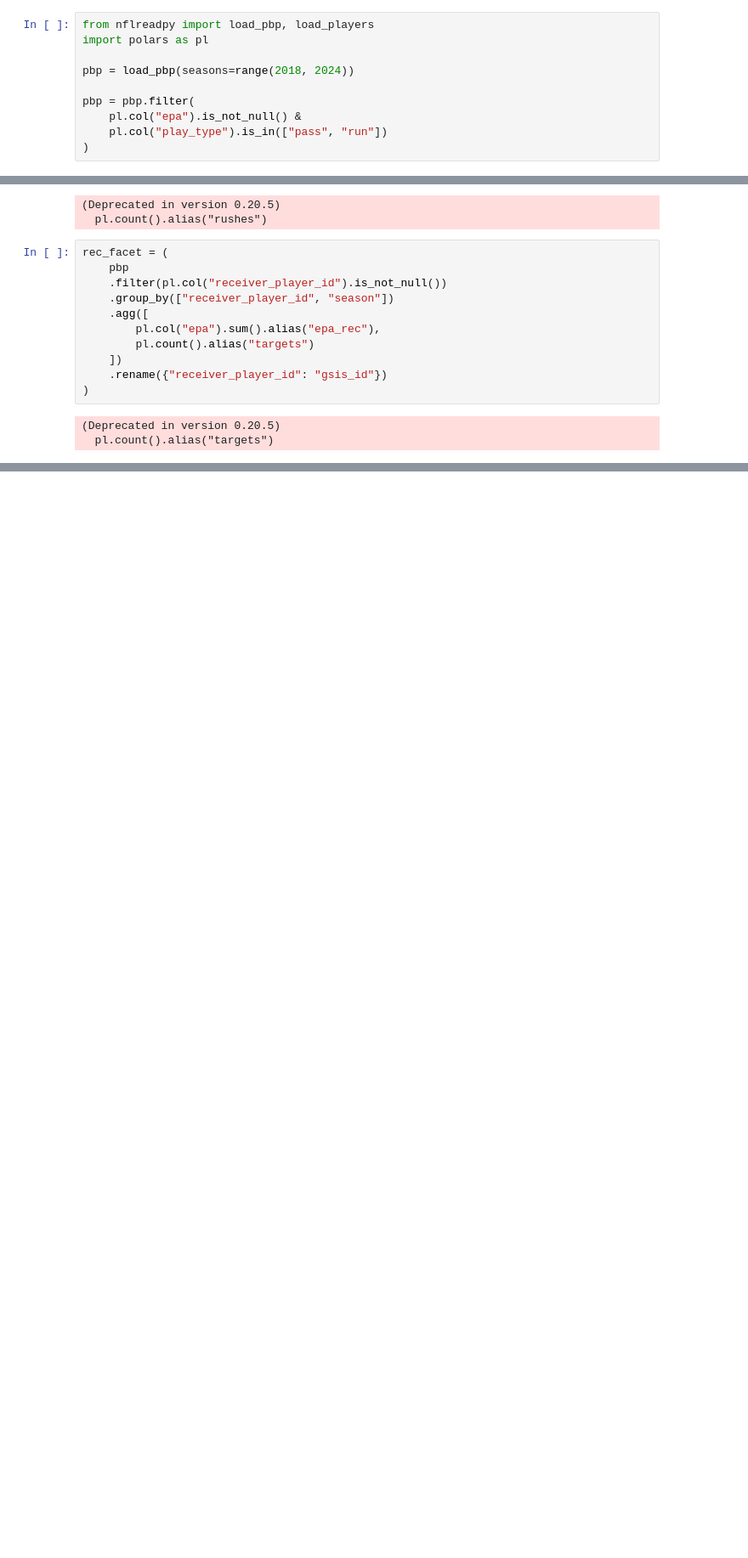
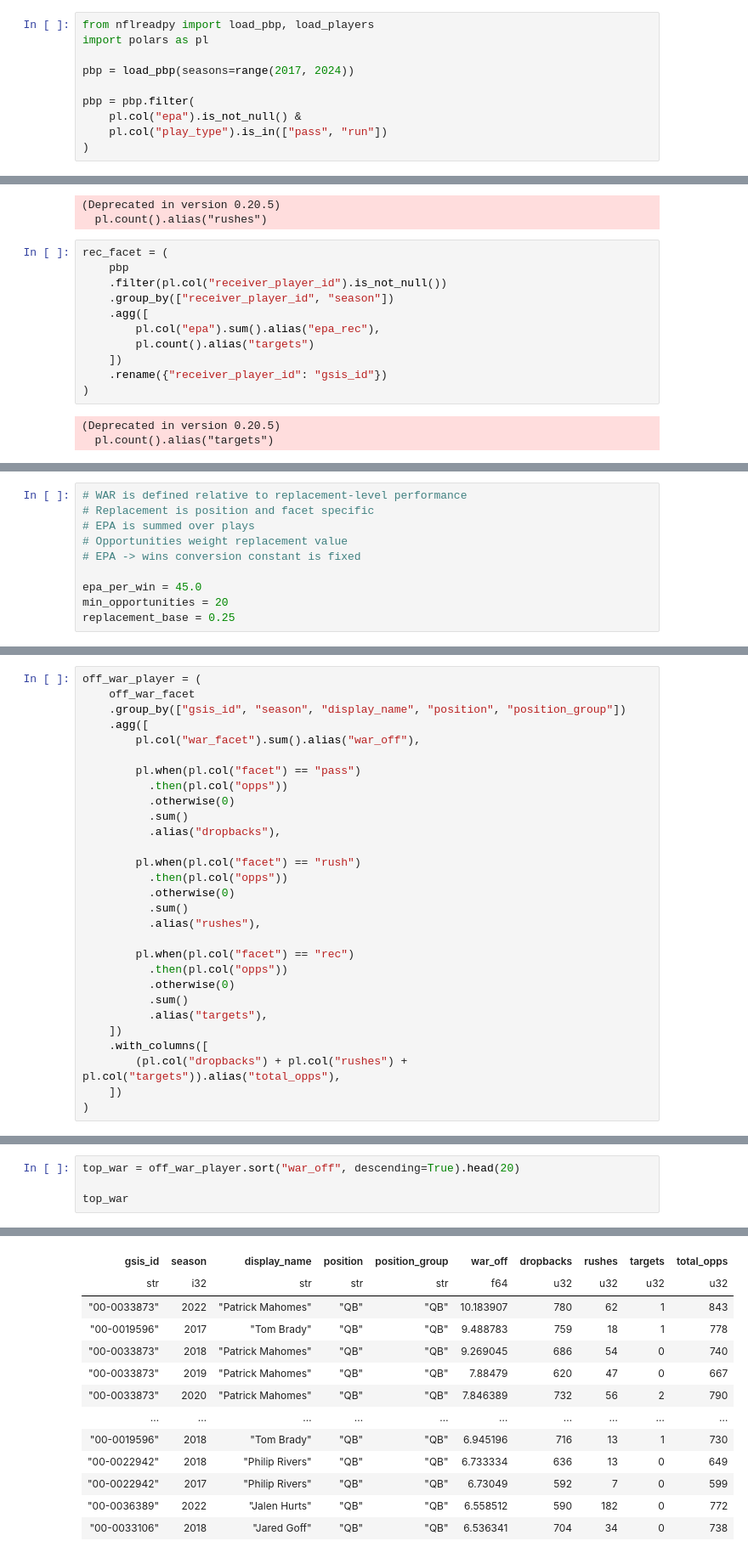
Before and after one commit to ShinThomas/utility-player-value, a Jupyter notebook: notebooks/04_nfl_war.ipynb, the cells around one changed output, grey strips where cells are left out. Shown at 85% size. Drawn from its saved outputs; the diff is of its cells as text; blank space fills up the shorter version.

Commit message:
offensive player war calculation (by season)

```diff
--- a/notebooks/04_nfl_war.ipynb
+++ b/notebooks/04_nfl_war.ipynb
@@ -2,7 +2,7 @@
 from nflreadpy import load_pbp, load_players
 import polars as pl
 
-pbp = load_pbp(seasons=range(2018, 2024))
+pbp = load_pbp(seasons=range(2017, 2024))
 
 pbp = pbp.filter(
     pl.col("epa").is_not_null() &
@@ -104,0 +119,10 @@ off_long = (
+# %%
+# WAR is defined relative to replacement-level performance
+# Replacement is position and facet specific
+# EPA is summed over plays
+# Opportunities weight replacement value
+# EPA -> wins conversion constant is fixed
+
+epa_per_win = 45.0
+min_opportunities = 20
+replacement_base = 0.25
@@ -104,0 +219,29 @@ off_long = (
+# %%
+off_war_player = (
+    off_war_facet
+    .group_by(["gsis_id", "season", "display_name", "position", "position_group"])
+    .agg([
+        pl.col("war_facet").sum().alias("war_off"),
+
+        pl.when(pl.col("facet") == "pass")
+          .then(pl.col("opps"))
+          .otherwise(0)
+          .sum()
+          .alias("dropbacks"),
+
+        pl.when(pl.col("facet") == "rush")
+          .then(pl.col("opps"))
+          .otherwise(0)
+          .sum()
+          .alias("rushes"),
+
+        pl.when(pl.col("facet") == "rec")
+          .then(pl.col("opps"))
+          .otherwise(0)
+          .sum()
+          .alias("targets"),
+    ])
+    .with_columns([
+        (pl.col("dropbacks") + pl.col("rushes") + pl.col("targets")).alias("total_opps"),
+    ])
+)
@@ -104,0 +266,5 @@ off_long = (
+# %%
+top_war = off_war_player.sort("war_off", descending=True).head(20)
+
+top_war
+# %% [output]
@@ -104,0 +272,13 @@ off_long = (
+| gsis_id | season | display_name | position | position_group | war_off | dropbacks | rushes | targets | total_opps |
+| str | i32 | str | str | str | f64 | u32 | u32 | u32 | u32 |
+| "00-0033873" | 2022 | "Patrick Mahomes" | "QB" | "QB" | 10.183907 | 780 | 62 | 1 | 843 |
+| "00-0019596" | 2017 | "Tom Brady" | "QB" | "QB" | 9.488783 | 759 | 18 | 1 | 778 |
+| "00-0033873" | 2018 | "Patrick Mahomes" | "QB" | "QB" | 9.269045 | 686 | 54 | 0 | 740 |
+| "00-0033873" | 2019 | "Patrick Mahomes" | "QB" | "QB" | 7.88479 | 620 | 47 | 0 | 667 |
+| "00-0033873" | 2020 | "Patrick Mahomes" | "QB" | "QB" | 7.846389 | 732 | 56 | 2 | 790 |
+| … | … | … | … | … | … | … | … | … | … |
+| "00-0019596" | 2018 | "Tom Brady" | "QB" | "QB" | 6.945196 | 716 | 13 | 1 | 730 |
+| "00-0022942" | 2018 | "Philip Rivers" | "QB" | "QB" | 6.733334 | 636 | 13 | 0 | 649 |
+| "00-0022942" | 2017 | "Philip Rivers" | "QB" | "QB" | 6.73049 | 592 | 7 | 0 | 599 |
+| "00-0036389" | 2022 | "Jalen Hurts" | "QB" | "QB" | 6.558512 | 590 | 182 | 0 | 772 |
+| "00-0033106" | 2018 | "Jared Goff" | "QB" | "QB" | 6.536341 | 704 | 34 | 0 | 738 |
```
Also changed, not shown: parts of 12 cells of this notebook.
